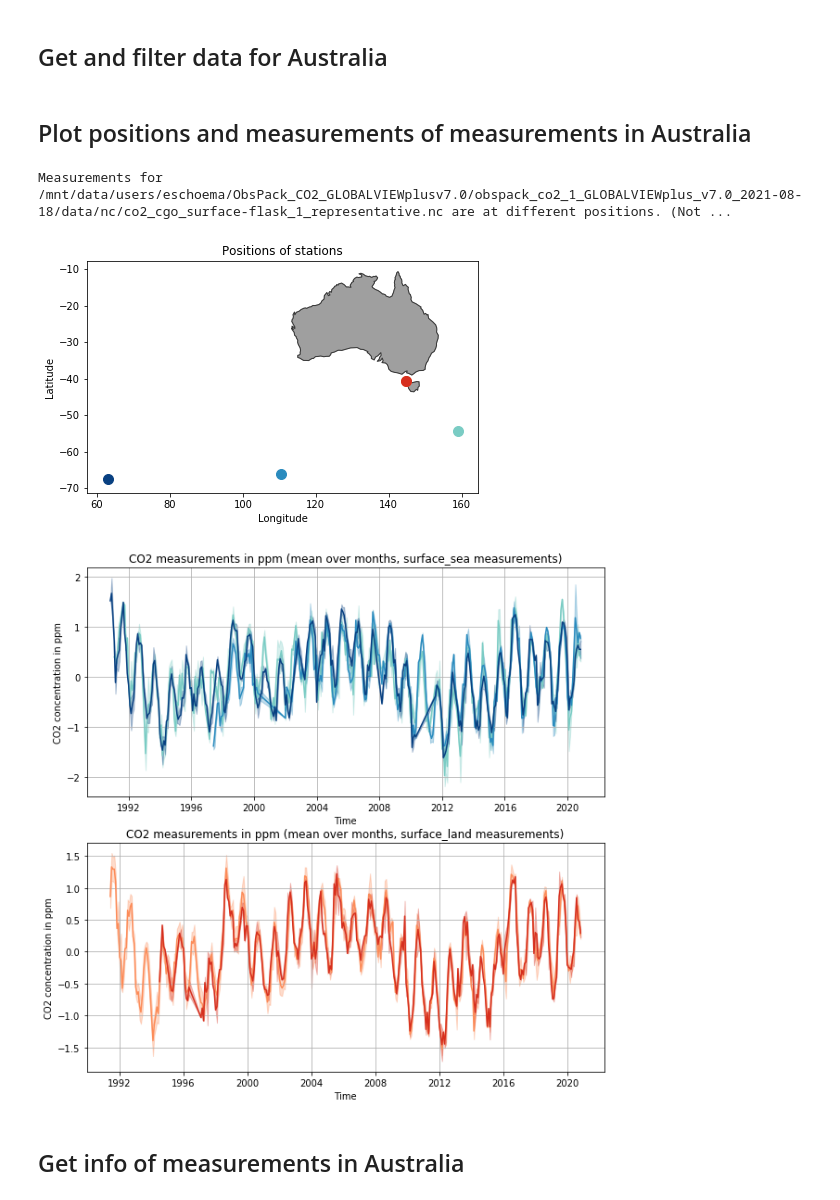
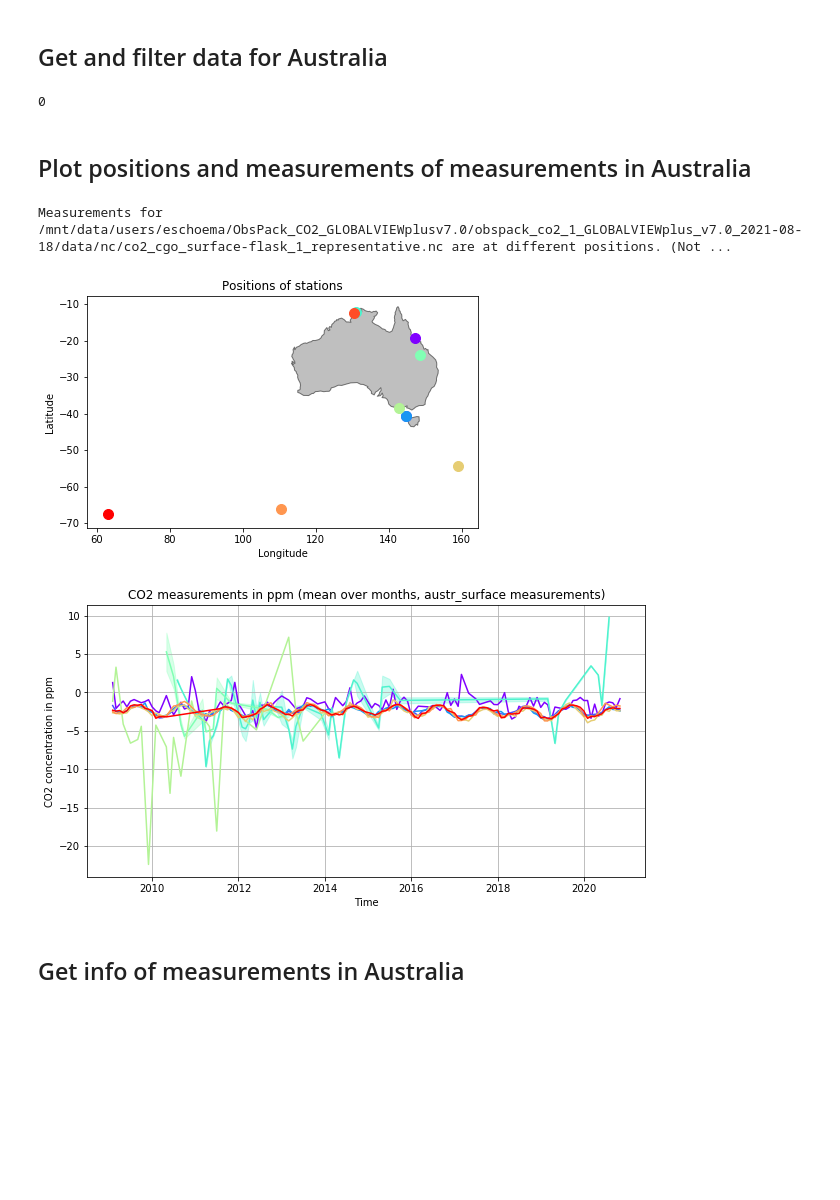
Before and after one commit to christopher-lw/ColumnFLEXPART, a Jupyter notebook: open_data/open_obspack.ipynb, the cells around one changed output. Cells and saved outputs as stored; diff of their text form; code cells hidden in the pictures; blank space fills up the shorter version.

Commit message:
Added detrend via measuremnts from hawaii and necessary data and in cluded it

```diff
--- a/open_data/open_obspack.ipynb
+++ b/open_data/open_obspack.ipynb
@@ -29,7 +29,7 @@ dataset = xr.open_mfdataset(file, combine='by_coords',concat_dim='None')
 ## Get and filter data for Australia
 # %%
 save = True
-filter_for = "surface"
+filter_for = "tower"
 file_dir = '/mnt/data/users/eschoema/ObsPack_CO2_GLOBALVIEWplusv7.0/obspack_co2_1_GLOBALVIEWplus_v7.0_2021-08-18/data/nc'
 f = os.listdir(file_dir)
 
@@ -43,10 +43,12 @@ geometry = []
 for i,f in enumerate(filenames):
     file = os.path.join(file_dir, f)
     dataset = xr.open_mfdataset(file, combine='by_coords',concat_dim='None')
-    names.append(file) if dataset.site_country == "Australia" else None
-
+    names.append(file) if dataset.site_country == "Indonesia" else None
+print(len(names))
 if save:
-    np.savetxt(f"/home/clueken/master/open_data/data/obspack_austr_{filter_for}.txt", np.array(names), fmt="%s")
+    np.savetxt(f"/home/clueken/master/open_data/data/obspack_indo_{filter_for}.txt", np.array(names), fmt="%s")
+# %% [output]
+0
 # %%
 # to find good data
 with open(f"/home/clueken/master/open_data/data/obspack_austr_surface.txt") as f:
@@ -71,18 +73,20 @@ with open(f"/home/clueken/master/open_data/data/obspack_austr_surface.txt") as f
 ## Plot positions and measurements of measurements in Australia
 # %%
 ########################### inputs ####################################
-types = ["surface_sea", "surface_land"] #["surface"]#
-cmaps = ["GnBu", "OrRd"] #["rainbow"]#
+types = ["austr_surface"]#["newzea_surface","austr_surface_land"]#["austr_surface_sea", "austr_surface_land"] #
+cmaps = ["rainbow"]#["GnBu", "OrRd"] #
+same_plot = True
 
 clip = [350, 430]
 mean = "months"
 err_mode = "std_dev"
 detrend_flag = True
-min_time = np.datetime64("1900")
+min_time = np.datetime64("2009")
 ########################### inputs ####################################
+num_plots = len(types) if not same_plot else 1
 
 fig1, ax1 = plt.subplots(figsize=(7, 7))
-fig2, ax2 = plt.subplots(len(types), figsize=(10, 5*len(types)))
+fig2, ax2 = plt.subplots(num_plots, figsize=(10, 5*num_plots))
 
 ax1.set_title("Positions of stations")
 ax1.set_xlabel("Longitude")
@@ -99,17 +103,17 @@ mean_ind = mean_dict[mean]
 
 for i,key in enumerate(types):
 
-    with open(f"/home/clueken/master/open_data/data/obspack_austr_{key}.txt") as f:
+    with open(f"/home/clueken/master/open_data/data/obspack_{key}.txt") as f:
         filenames = f.read().splitlines()
 
     if len(filenames) == 0:
         print(f"No data for type {key} in /home/clueken/master/open_data/data/obspack_austr_{key}.txt")
         continue
 
-    a = ax2[i]
-    a.set_title(f"CO2 measurements in ppm (mean over {mean}, {key} measurements)")
+    a = ax2[i] if not same_plot else ax2[0]
+    a.set_title(f"CO2 measurements in ppm (mean over {mean}, {key if not same_plot else types} measurements)")
 
-    colors = cm.get_cmap(cmaps[i])(np.linspace(0.5, 1, len(filenames)))
+    colors = cm.get_cmap(cmaps[i])(np.linspace(0 if cmaps[i]=='rainbow' else 0.5, 1, len(filenames)))
 
     fig1, ax1 = add_world_map(fig1, ax1, country="Australia", color="gray", alpha=0.5, edgecolor="black")
 
@@ -117,34 +121,34 @@ for i,key in enumerate(types):
 
         dataset = xr.open_mfdataset(f, combine='by_coords',concat_dim='None')
 
         try:
             assert len(np.unique(dataset.longitude)) == 1
         except AssertionError:
             print(f"Measurements for {f} are at different positions. (Not shown)")
             continue
 
         ax1.scatter(dataset.longitude[0], dataset.latitude[0], color=colors[j], s=100)
 
         values, errors, times = avg_by_time(dataset, mean_ind, err_mode)
         values = values*1e6
         errors = errors*1e6
         mask = (clip[0] < values) * (values < clip[1]) * (times > min_time) if clip is not None else times > min_time
         values = values[mask]
         times = times[mask]
         if len(values) == 0:
             continue
-        values = detrend_numpy(times.astype("float64"),values,2) if detrend_flag else values
+        values = detrend_hawaii(values, times) if detrend_flag else values
         try:
             a.fill_between(times, values-errors, values+errors, alpha=0.3, color=colors[j])
         except:
             None
 
         a.plot(times, values, color=colors[j])
 
 #fig1.savefig("/home/clueken/master/open_data/figures/obspack/map_surface.pdf")
 #fig2.savefig("/home/clueken/master/open_data/figures/obspack/data_sea_land.pdf")
 # %% [output]
 Measurements for /mnt/data/users/eschoema/ObsPack_CO2_GLOBALVIEWplusv7.0/obspack_co2_1_GLOBALVIEWplus_v7.0_2021-08-18/data/nc/co2_cgo_surface-flask_1_representative.nc are at different positions. (Not ...
-[figure, old version]
+[figure, new version]
-[figure, old version]
+[figure, new version]
 # %%
```
Also changed, not shown: parts of 4 cells of this notebook, 3 other files.
